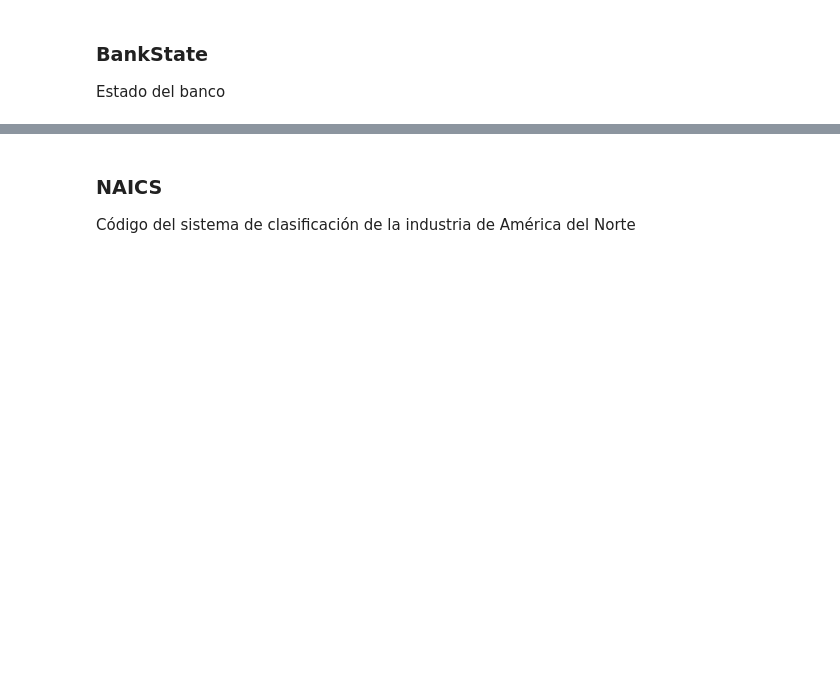
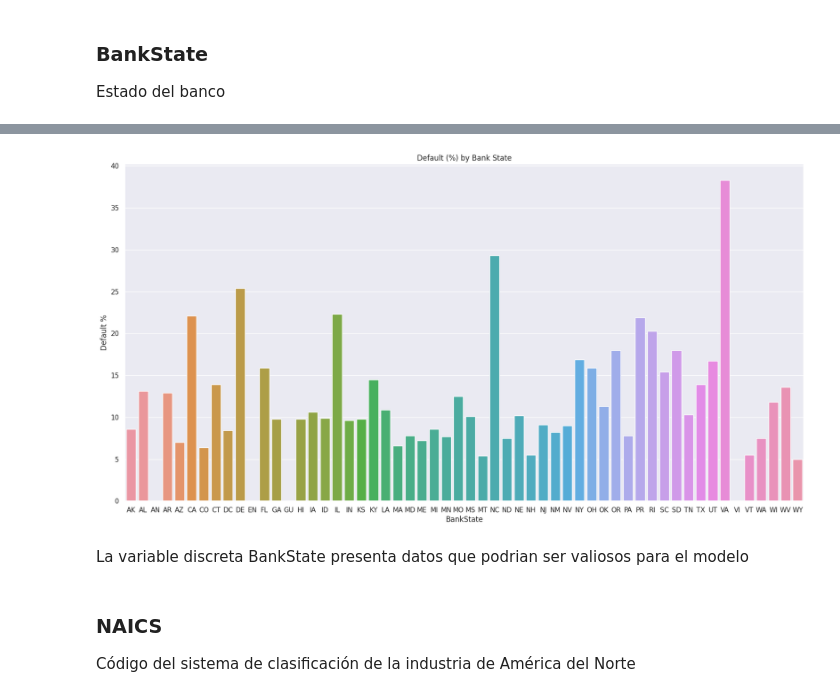
Before and after one commit to Ly-Ax/TFMasterIA, a Jupyter notebook: notebooks/data_exploration.ipynb, the cells around one changed output, grey strips where cells are left out. Cells and saved outputs as stored; diff of their text form; code cells hidden in the pictures; blank space fills up the shorter version.

```diff
--- a/notebooks/data_exploration.ipynb
+++ b/notebooks/data_exploration.ipynb
@@ -220,0 +253,11 @@ Estado del banco
+# %%
+df_bs2 = df.groupby(["BankState", "MIS_Status"])["LoanNr_ChkDgt"].count()
+df_bs2 = df_bs2.unstack(level=1)
+df_bs2 = pd.DataFrame(df_bs2).reset_index()
+df_bs2 = df_bs2.rename(columns={"CHGOFF":"Default_Y", "P I F":"Default_N"})
+df_bs2["Default_Yes"] = round(df_bs2["Default_Y"] / (df_bs2["Default_Y"] + df_bs2["Default_N"]) * 100, 1)
+df_bs2["Default_No"] = round(df_bs2["Default_N"] / (df_bs2["Default_Y"] + df_bs2["Default_N"]) * 100, 1)
+df_bs2["Default_Yes"] = df_bs2["Default_Yes"].fillna(0)
+df_bs2["Default_No"] = df_bs2["Default_No"].fillna(0)
+df_bs2 = df_bs2.iloc[:,[0,3,4]]
+df_bs2.sort_values("Default_Yes", ascending=False).head(5)
@@ -221,3 +271,15 @@ Estado del banco
+# %%
+plt.figure(figsize=(20,10))
+sns.barplot(data=df_bs2, x="BankState", y="Default_Yes")
+
+plt.title("Default (%) by Bank State")
+plt.xlabel("BankState")
+plt.ylabel("Default %")
+plt.show()
+# %% [output]
+[figure, added]
+# %% [markdown]
+La variable discreta BankState presenta datos que podrian ser valiosos para el modelo
 # %% [markdown]
 ### NAICS
 Código del sistema de clasificación de la industria de América del Norte
```
Also changed, not shown: parts of 14 cells of this notebook, 2 other files.
